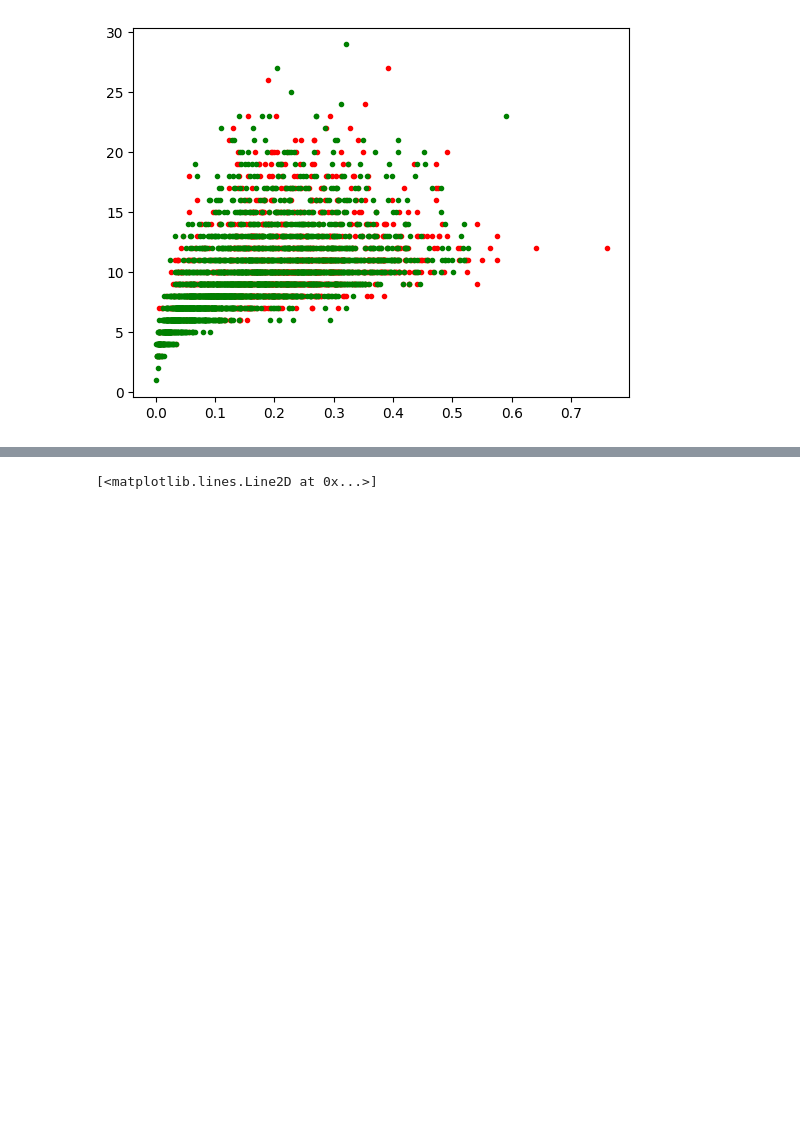
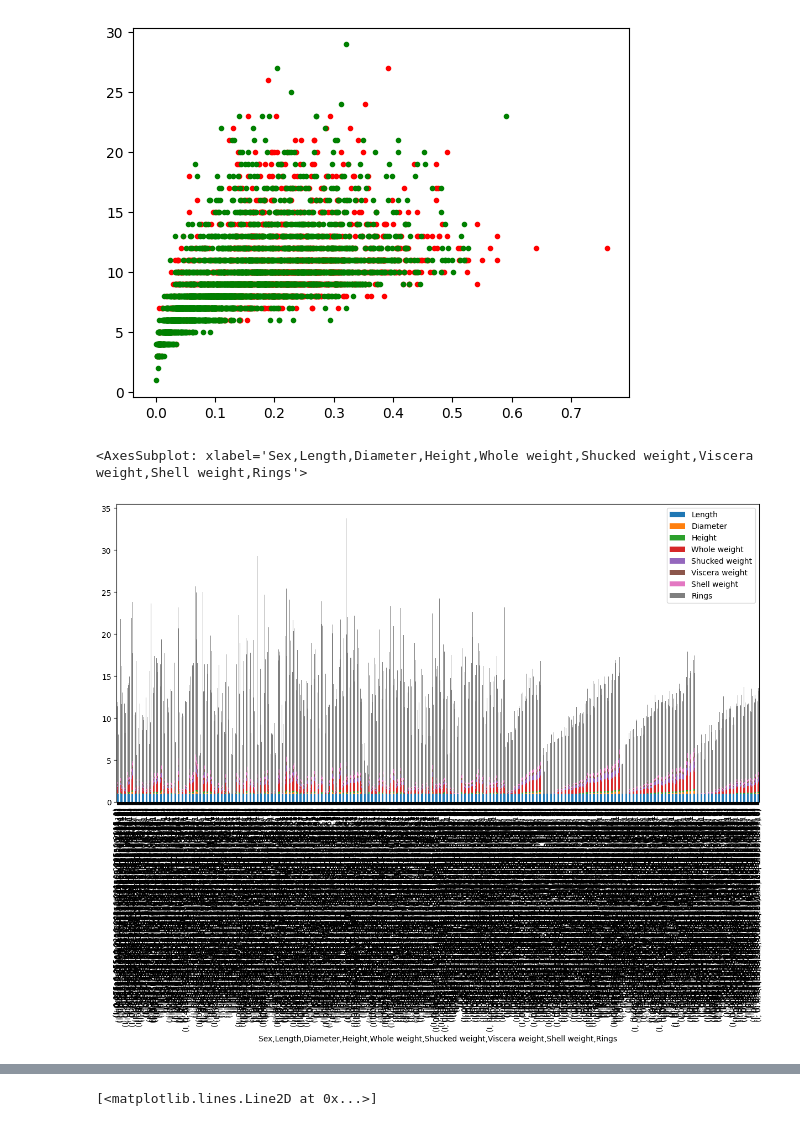
Before and after one commit to pxs4528/DATA-3401, a Jupyter notebook: Exams/Final/FinalExamFall2022.ipynb, the cells around one changed output, grey strips where cells are left out. Saved outputs shown, nothing was run; the diff lists cells and outputs as text; code cells hidden in the pictures; blank space fills up the shorter version.

```diff
--- a/Exams/Final/FinalExamFall2022.ipynb
+++ b/Exams/Final/FinalExamFall2022.ipynb
@@ -108,6 +108,14 @@ plt.plot(x[y== 'I',5],x[y== 'I',7],'g.')
 plt.show()
 # %% [output]
 [figure]
+# %%
+data.plot(kind='bar', stacked=True, figsize=(15,7))
+men.plot(kind='bar', stacked=True, figsize=(15,7))
+women.plot(kind='bar', stacked=True, figsize=(15,7))
+infant.plot(kind='bar', stacked=True, figsize=(15,7))
+# %% [output]
+<AxesSubplot: xlabel='Sex,Length,Diameter,Height,Whole weight,Shucked weight,Viscera weight,Shell weight,Rings'>
+[figure, added]
 # %% [markdown]
 ## Exercise 2
 If you invest a principal value of $P$ at time 0, and interest is continuously compounded at a rate $r$ (between 0 and 1), then the amount of money you would have after $t$ years is
```
